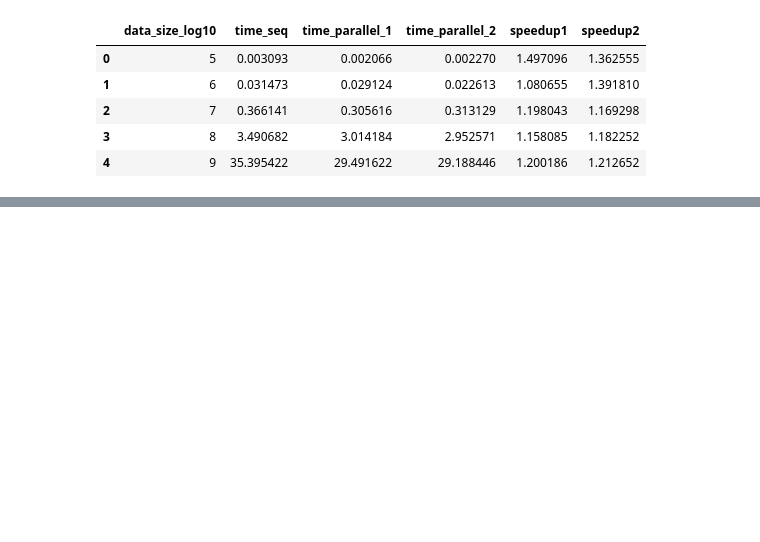
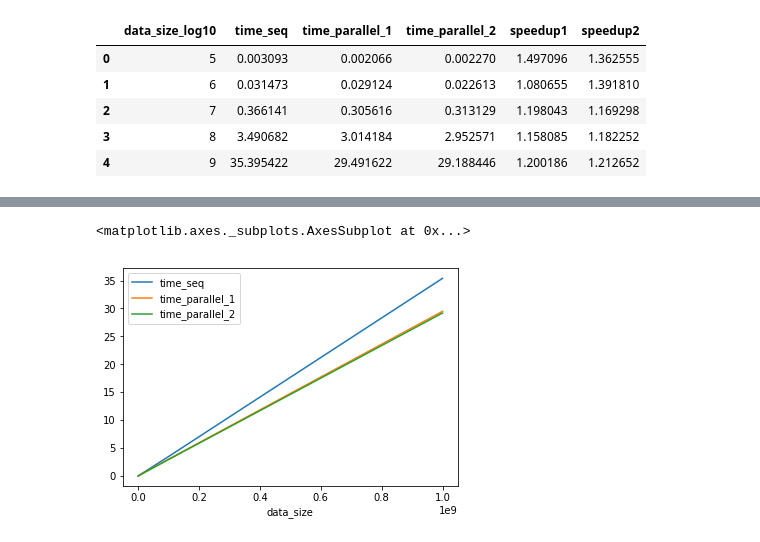
Before and after one commit to gahan9/DPS_lab, a Jupyter notebook: practical1/src/plotter.ipynb, the cells around one changed output, grey strips where cells are left out. Saved outputs shown, nothing was run; the diff lists cells and outputs as text; code cells hidden in the pictures; blank space fills up the shorter version.

Commit message:
updated plot file with output

```diff
--- a/practical1/src/plotter.ipynb
+++ b/practical1/src/plotter.ipynb
@@ -30,0 +27,3 @@ None
+# %%
+df['data_size'] = 10**df['data_size_log10']
+df
@@ -45,0 +47,5 @@ df.plot?
+# %%
+df.plot(kind='line', y=['time_seq', 'time_parallel_1', 'time_parallel_2'], label="Sequential Time", x=['data_size'], legend=True)
+# %% [output]
+<matplotlib.axes._subplots.AxesSubplot at 0x...>
+[figure, added]
```
Also changed, not shown: parts of 9 cells of this notebook.
